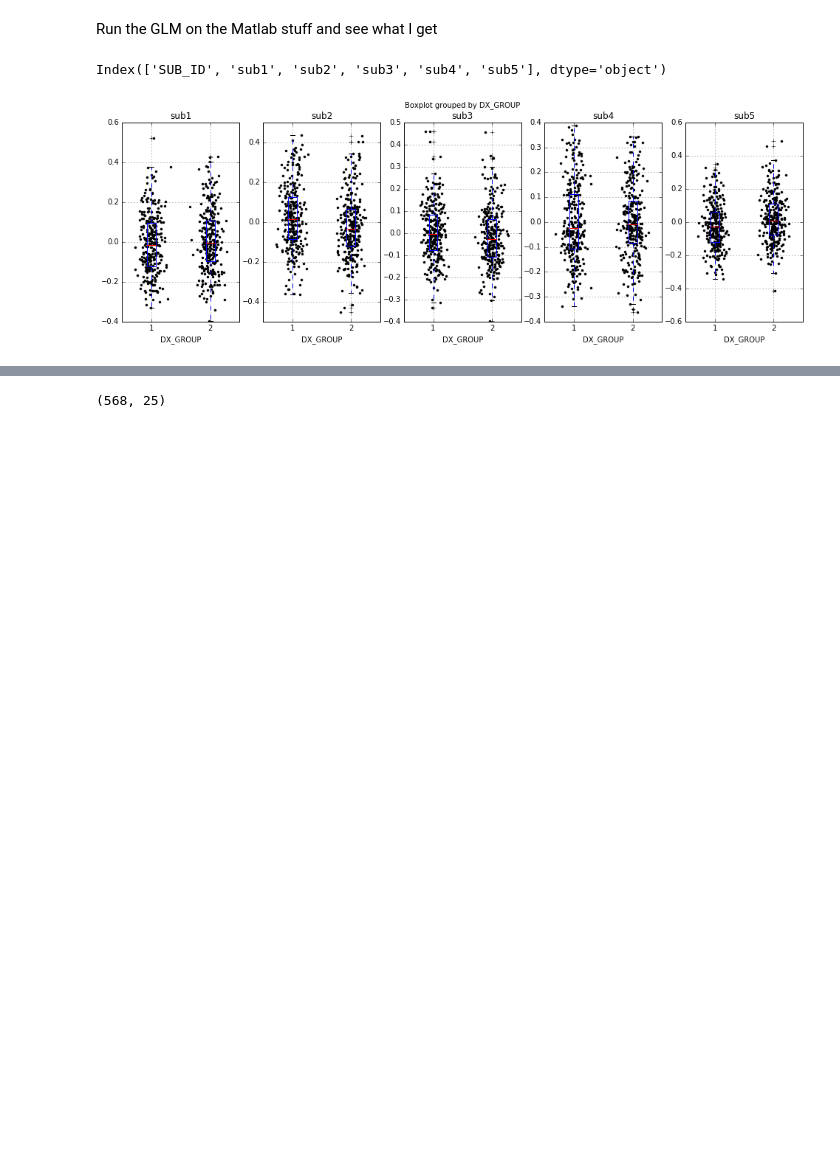
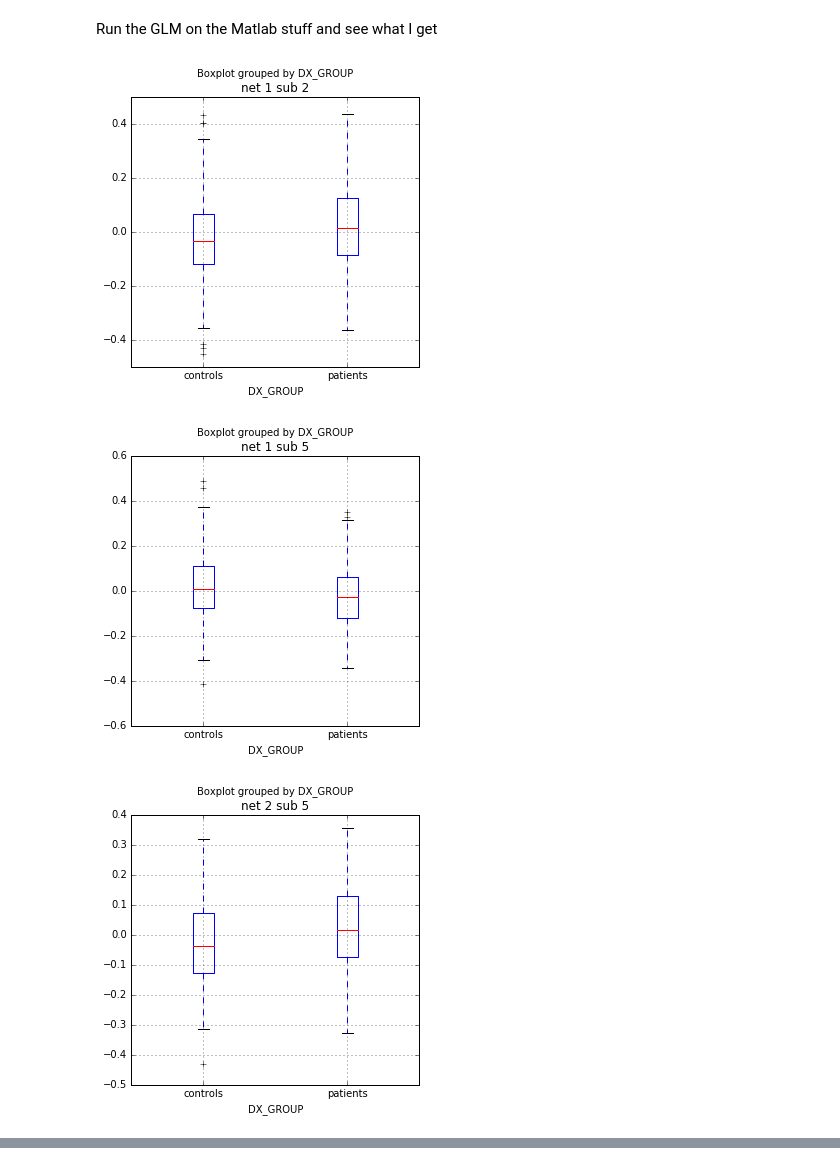
Before and after one commit to SIMEXP/Projects, a Jupyter notebook: Subtypes/HBM_Subtype_Analysis/E4_weight_check_diagnosis.ipynb, the cells around one changed output, grey strips where cells are left out. Drawn from its saved outputs; the diff is of its cells as text; code cells hidden in the pictures; blank space fills up the shorter version.

Commit message:
some subtype commits

```diff
--- a/Subtypes/HBM_Subtype_Analysis/E4_weight_check_diagnosis.ipynb
+++ b/Subtypes/HBM_Subtype_Analysis/E4_weight_check_diagnosis.ipynb
@@ -16,6 +19,3 @@ w_tmp = 'sbt_weights_net_{}.csv'
-# %%
-w_path = '/data1/guilimin/abide/subtype/sc7/srs_maybe/sbt_weights_net_1.csv'
-m_path = '/data1/guilimin/abide/pheno/sc7/model_srs_maybe_sc7_ref_full_pruned.csv'
 # %%
 # Model
 model = pd.read_csv(m_path)
@@ -34,31 +22,23 @@ for sbt_id in np.arange(5)+1:
-# %%
-sbt_id = 1
-weights = pd.read_csv(os.path.join(base_path, w_tmp.format(sbt_id)))
-weights.rename(columns={' ':'SUB_ID'}, inplace=True)
-weights.columns = weights.columns.str.strip(' ')
-weights.SUB_ID = weights.SUB_ID.str.extract('(?<=sub_)(\d+)').astype(int)
-# %%
-weights.columns
-# %% [output]
-Index(['SUB_ID', 'sub1', 'sub2', 'sub3', 'sub4', 'sub5'], dtype='object')
-# %%
-merged = pd.merge(model, weights, on='SUB_ID', how='inner')
+# %%
+model.DX_GROUP.replace({1:'patients', 2:'controls'}, inplace=True)
 # %%
-net_id = 12
-weights = pd.read_csv(os.path.join(base_path, w_tmp.format(net_id)))
-weights.rename(columns={' ':'SUB_ID'}, inplace=True)
-weights.columns = weights.columns.str.strip(' ')
-weights.SUB_ID = weights.SUB_ID.str.extract('(?<=sub_)(\d+)').astype(int)
-merged = pd.merge(model, weights, on='SUB_ID', how='inner')
+for eff in sbt_effects:
+    network, subtype = eff
+    weights = pd.read_csv(os.path.join(base_path, w_tmp.format(network)))
+    weights.rename(columns={' ':'SUB_ID'}, inplace=True)
+    weights.columns = weights.columns.str.strip(' ')
+    weights.SUB_ID = weights.SUB_ID.str.extract('(?<=sub_)(\d+)').astype(int)
+    merged = pd.merge(model, weights, on='SUB_ID', how='inner')
 
-f = plt.figure(figsize=(16,5))
-for i in np.arange(5)+1:
-    ax = f.add_subplot(1,5,i)
-
-    for a, b in merged.groupby('DX_GROUP'):
-        y = b['sub{}'.format(i)].values
-        x = np.random.normal(a, 0.1, len(y))
-        ax.plot(x, y, '.k')
-    merged.boxplot('sub{}'.format(i), by='DX_GROUP', ax=ax)
+    f = plt.figure(figsize=(5,5))
+    ax = f.add_subplot(1,1,1)
+    for ids, (a, b) in enumerate(merged.groupby('DX_GROUP')):
+        y = b['sub{}'.format(subtype)].values
+        x = np.random.normal(ids+1, 0.1, len(y))
+        #ax.plot(x, y, '.k')
+    merged.boxplot('sub{}'.format(subtype), by='DX_GROUP', ax=ax)
+    ax.set_title('net {} sub {}'.format(network, subtype))
 # %% [output]
-[figure, old version]
+[figure, new version]
+[figure, added]
+[figure, added]
@@ -65,4 +48,0 @@ for i in np.arange(5)+1:
-# %%
-merged.shape
-# %% [output]
-(568, 25)
```
Also changed, not shown: parts of 15 cells of this notebook, 22 other files.
